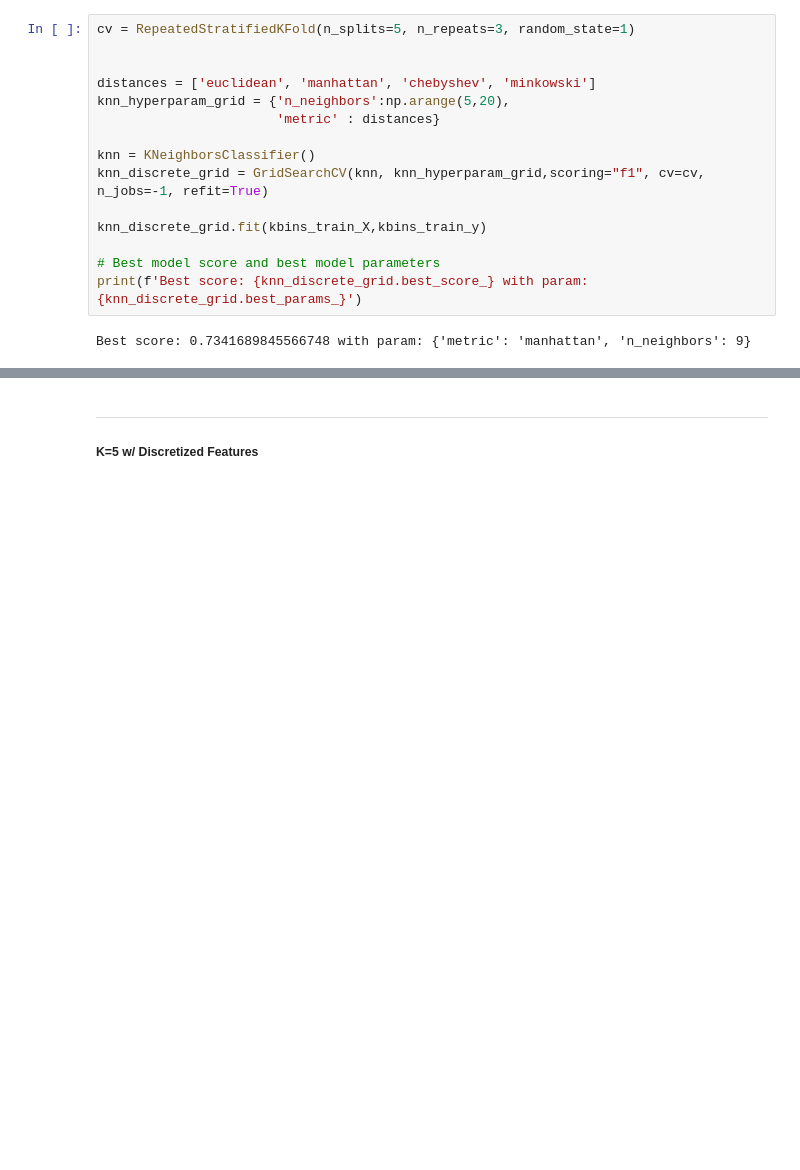
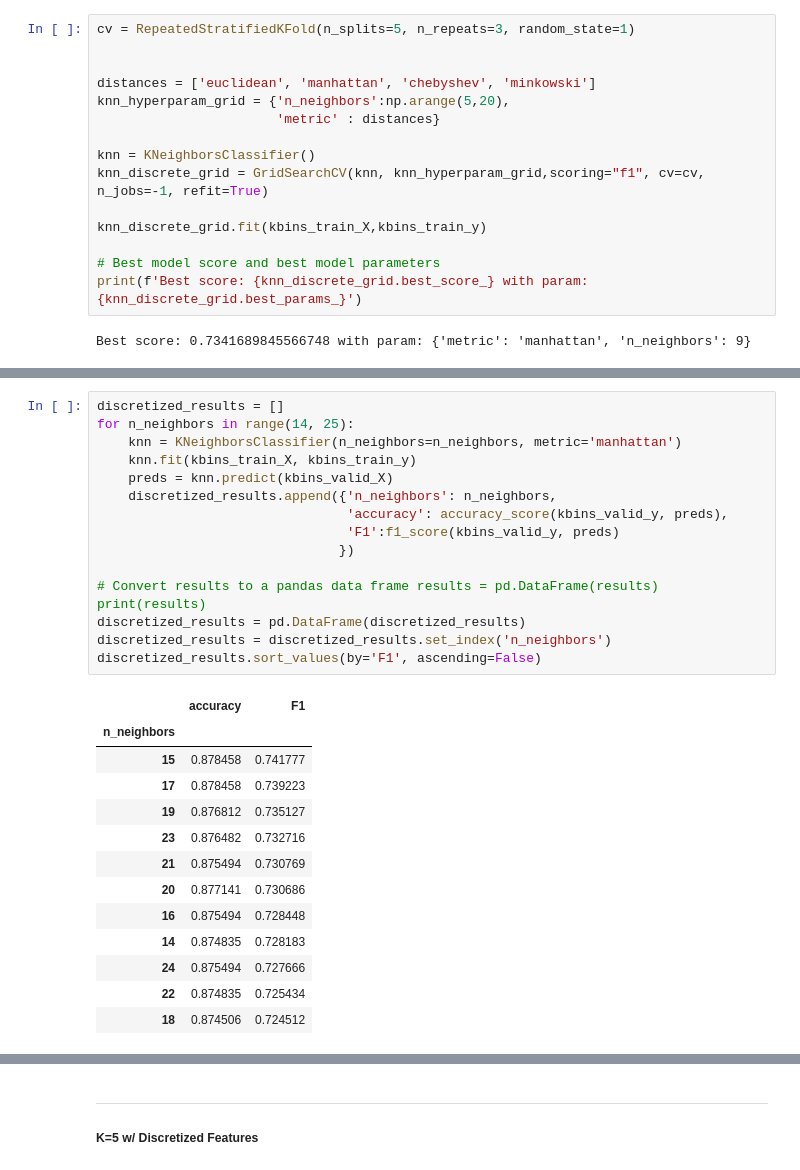
Before and after one commit to bikramgill3/ADS505, a Jupyter notebook: Data Science for Business - Final.ipynb, the cells around one changed output, grey strips where cells are left out. Drawn from its saved outputs; the diff is of its cells as text; blank space fills up the shorter version.

```diff
--- a/Data Science for Business - Final.ipynb
+++ b/Data Science for Business - Final.ipynb
@@ -879,0 +940,29 @@ As shown from above, it appears that n_neighbors @ 5 and 9 gives the performance
+# %%
+discretized_results = []
+for n_neighbors in range(14, 25):
+    knn = KNeighborsClassifier(n_neighbors=n_neighbors, metric='manhattan')
+    knn.fit(kbins_train_X, kbins_train_y)
+    preds = knn.predict(kbins_valid_X)
+    discretized_results.append({'n_neighbors': n_neighbors,
+                                'accuracy': accuracy_score(kbins_valid_y, preds),
+                                'F1':f1_score(kbins_valid_y, preds)
+                               })
+
+# Convert results to a pandas data frame results = pd.DataFrame(results) print(results)
+discretized_results = pd.DataFrame(discretized_results)
+discretized_results = discretized_results.set_index('n_neighbors')
+discretized_results.sort_values(by='F1', ascending=False)
+# %% [output]
+|  | accuracy | F1 |
+| n_neighbors |  |  |
+| 15 | 0.878458 | 0.741777 |
+| 17 | 0.878458 | 0.739223 |
+| 19 | 0.876812 | 0.735127 |
+| 23 | 0.876482 | 0.732716 |
+| 21 | 0.875494 | 0.730769 |
+| 20 | 0.877141 | 0.730686 |
+| 16 | 0.875494 | 0.728448 |
+| 14 | 0.874835 | 0.728183 |
+| 24 | 0.875494 | 0.727666 |
+| 22 | 0.874835 | 0.725434 |
+| 18 | 0.874506 | 0.724512 |
```
Also changed, not shown: parts of 46 cells of this notebook, 1 other file.
